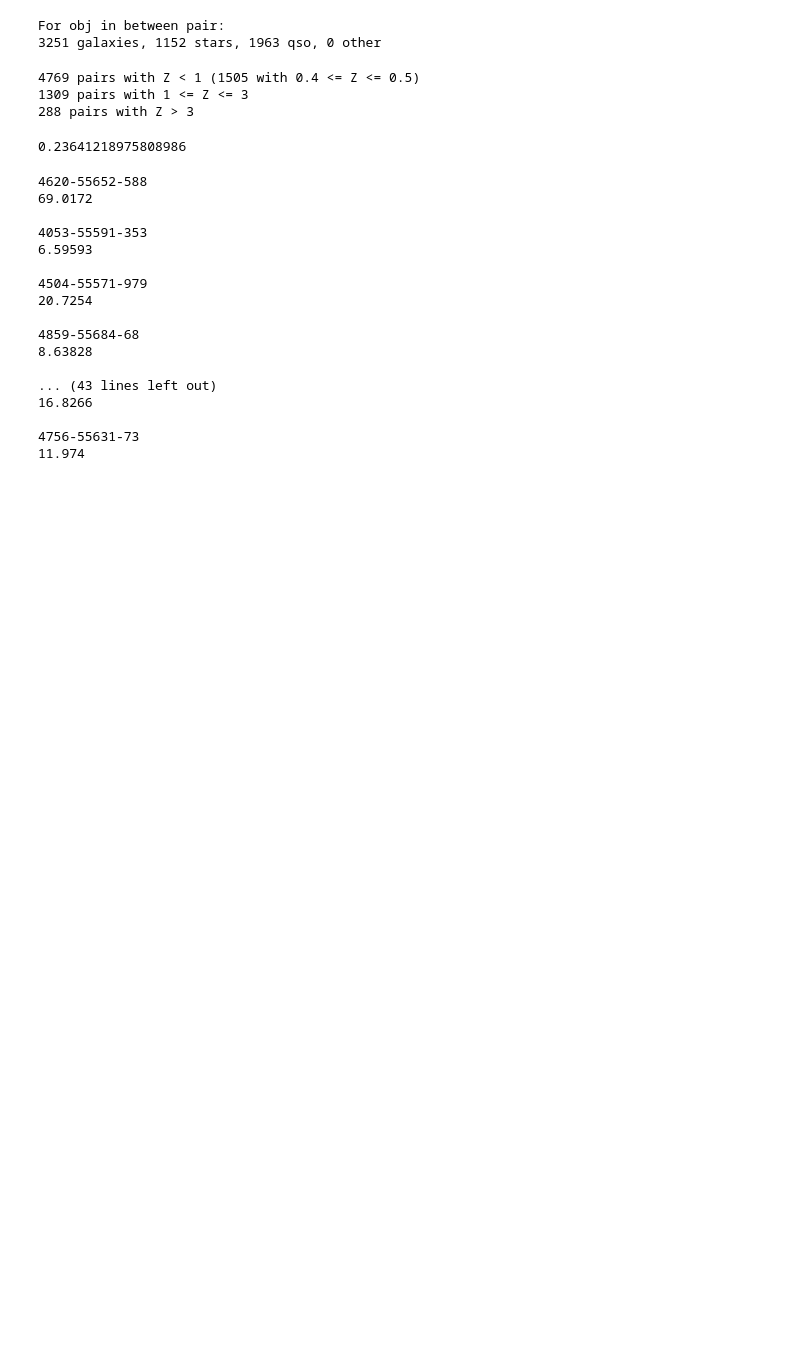
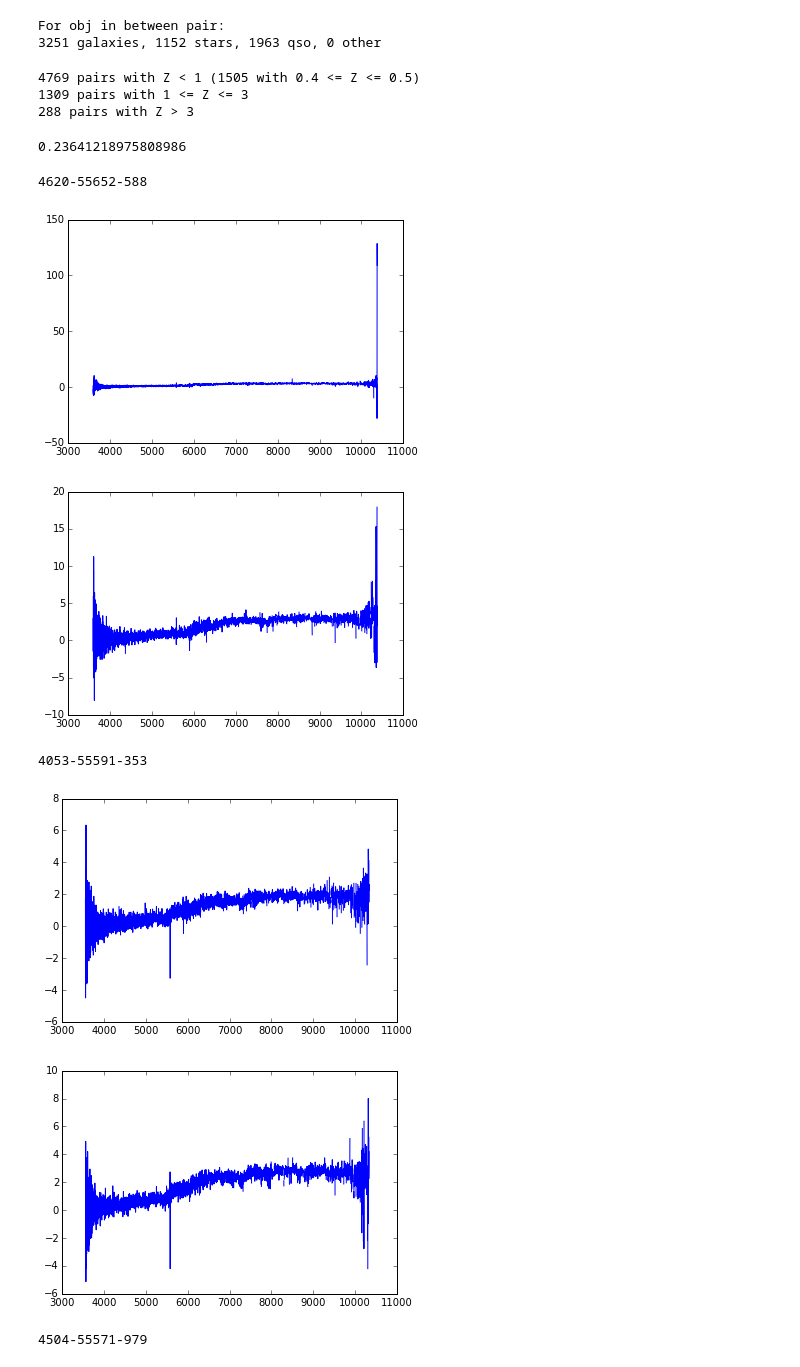
Before and after one commit to kgage/bossghost, a Jupyter notebook: Near_Z.ipynb, the cells around one changed output. Saved outputs shown, nothing was run; the diff lists cells and outputs as text; code cells hidden in the pictures; blank space fills up the shorter version.

```diff
--- a/Near_Z.ipynb
+++ b/Near_Z.ipynb
@@ -239,32 +239,20 @@ print(s.format(low, maybe, mid, high))
 # %%
 attempt = x.keys()[:20]
 for pmf in attempt:
     plate,mjd,fiber = pmf.split('-')
     plate = int(plate)
     mjd = int(mjd)
     fiber = int(fiber)
     gs = ghosts.flux_data(plate, mjd, fiber)
     print(pmf)
-    main = gs.main_flux()
-    print(main)
-    if main > 500:
-        gs.plt_mid()
+    gs.plt_low()
+    gs.plt_high()
     print('')
 # %% [output]
 4620-55652-588
-69.0172
-
-4053-55591-353
-6.59593
-
-4504-55571-979
-20.7254
-
-4859-55684-68
-8.63828
-
-... (43 lines left out)
-16.8266
-
-4756-55631-73
-11.974
+[figure, added]
+[figure, added]
+4053-55591-353
+[figure, added]
+[figure, added]
+4504-55571-979
```
Also changed, not shown: parts of 1 cell of this notebook.
